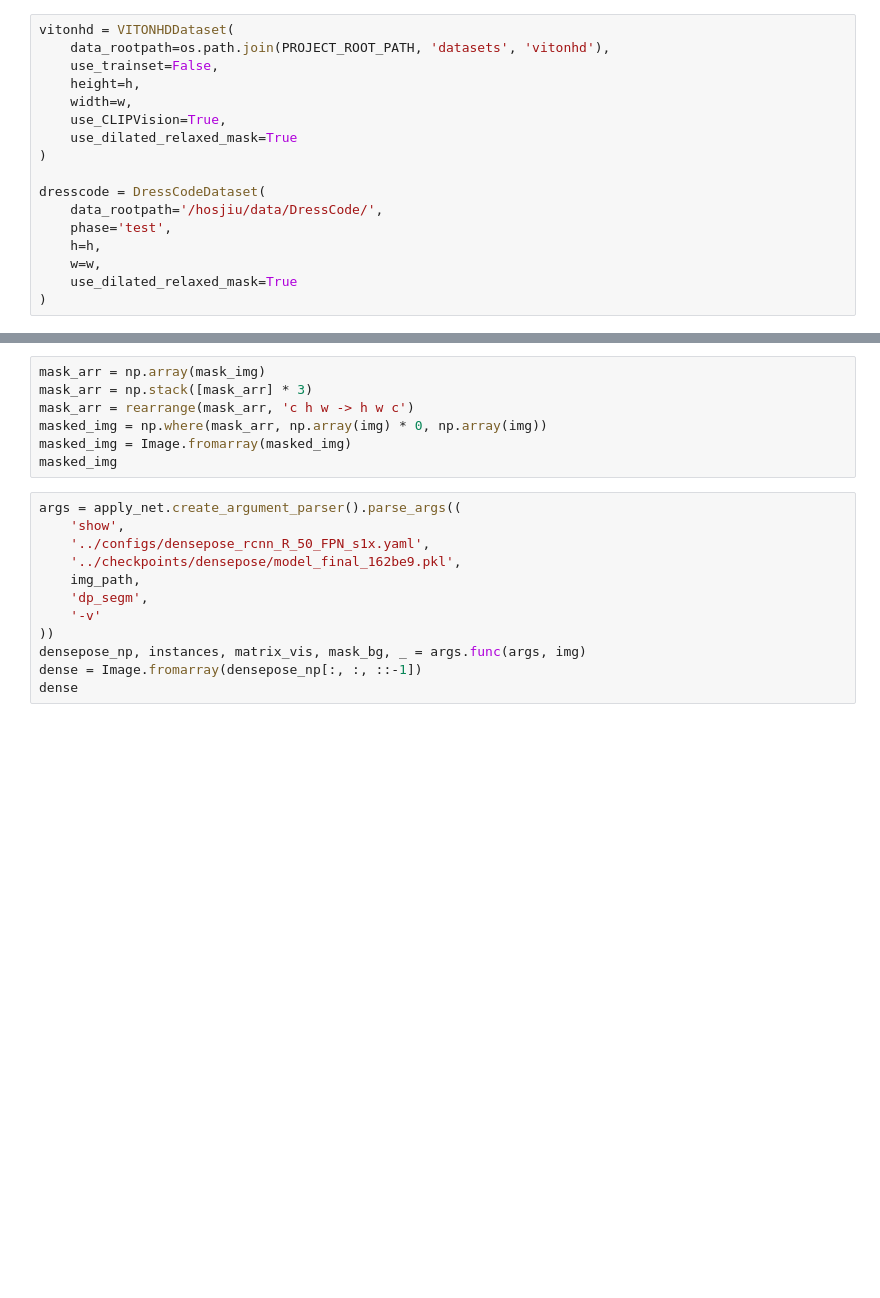
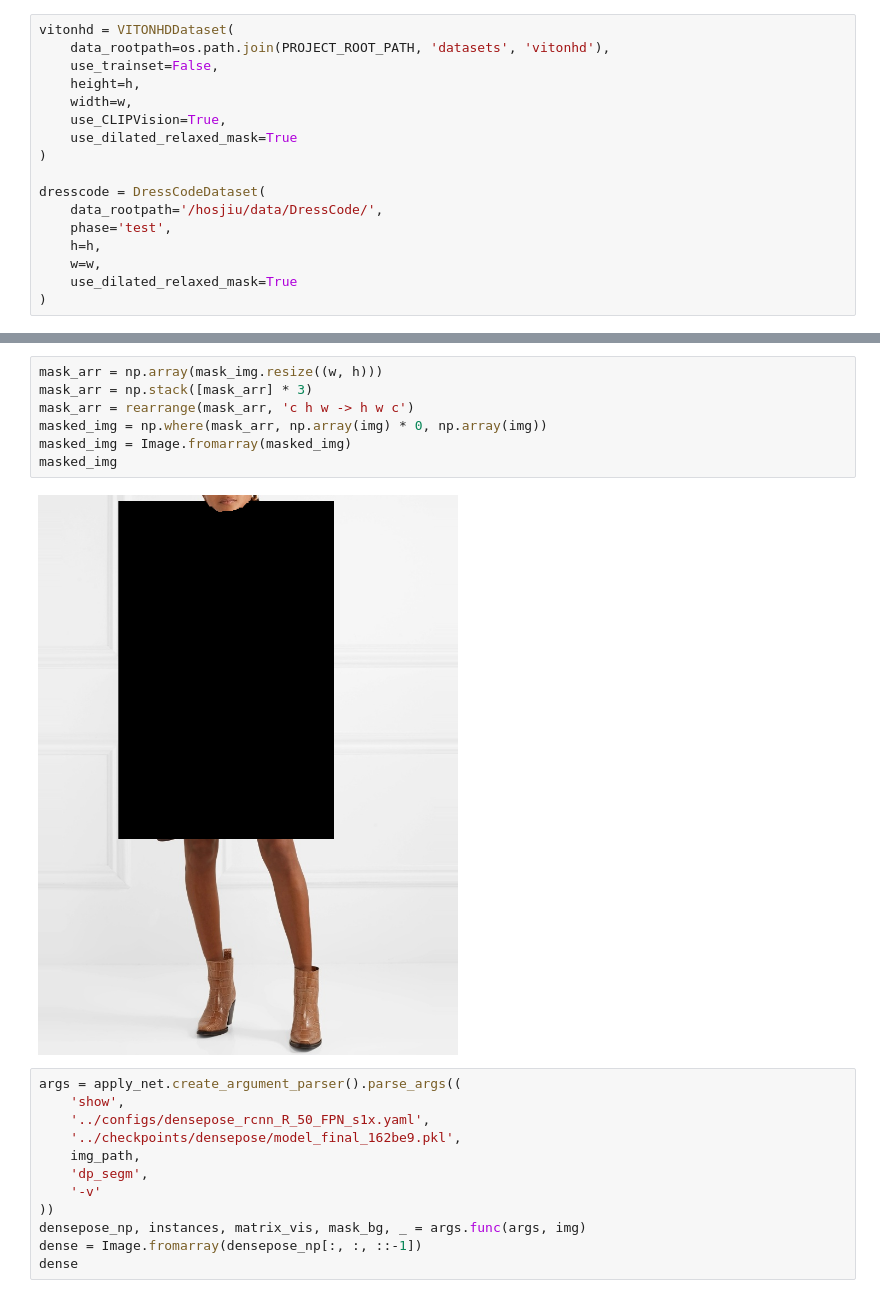
Before and after one commit to hosjiu1702/H-engine, a Jupyter notebook: notebooks/__wild_spacat_outfits_vs_persons.ipynb, the cells around one changed output, grey strips where cells are left out. Drawn from its saved outputs; the diff is of its cells as text; blank space fills up the shorter version.

```diff
--- a/notebooks/__wild_spacat_outfits_vs_persons.ipynb
+++ b/notebooks/__wild_spacat_outfits_vs_persons.ipynb
@@ -181,10 +200,12 @@ mask_img
 # %%
-mask_arr = np.array(mask_img)
+mask_arr = np.array(mask_img.resize((w, h)))
 mask_arr = np.stack([mask_arr] * 3)
 mask_arr = rearrange(mask_arr, 'c h w -> h w c')
 masked_img = np.where(mask_arr, np.array(img) * 0, np.array(img))
 masked_img = Image.fromarray(masked_img)
 masked_img
+# %% [output]
+[figure, added]
 # %%
 args = apply_net.create_argument_parser().parse_args((
     'show',
```
Also changed, not shown: parts of 6 cells of this notebook, 1 other file.
